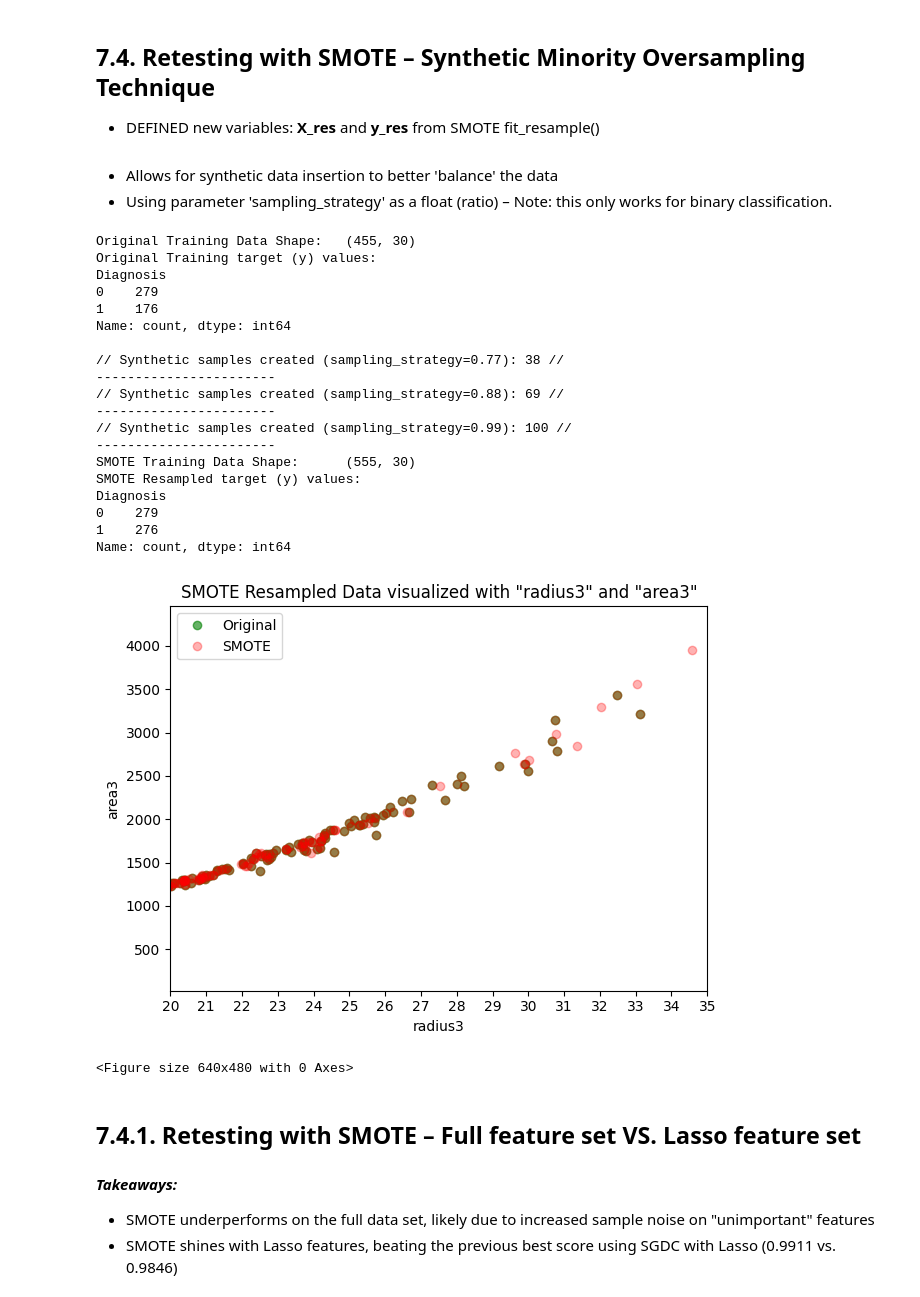
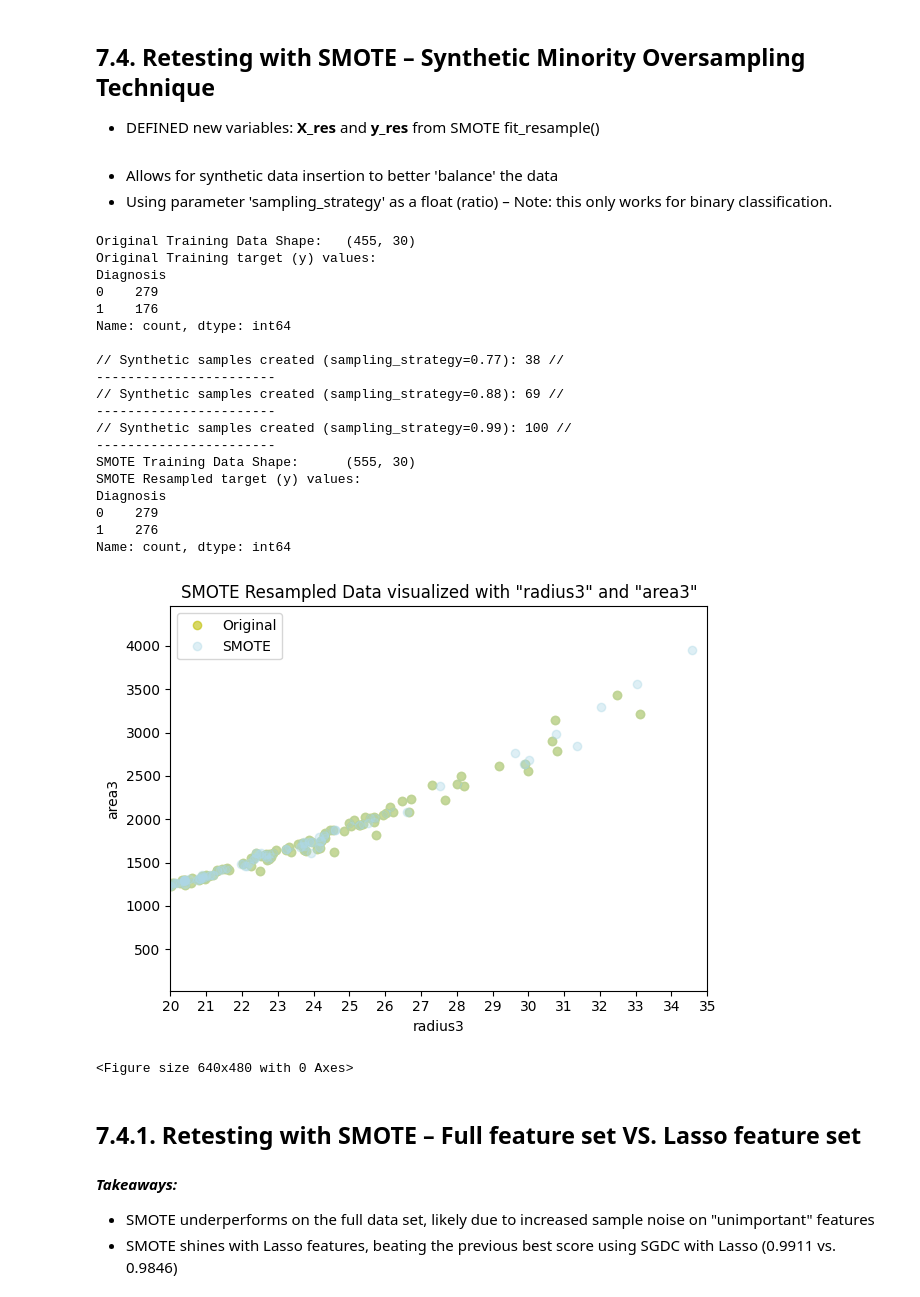
Before and after one commit to nhansen24/UCI_BreastCancer, a Jupyter notebook: notebook.ipynb, the cells around one changed output. Drawn from its saved outputs; the diff is of its cells as text; code cells hidden in the pictures.

```diff
--- a/notebook.ipynb
+++ b/notebook.ipynb
@@ -231,7 +232,7 @@ for i in show_list:
     reg.fit(X_train_scale,y_train)
     coefs = pd.Series(reg.coef_,X.columns)
     print(f'Lasso(alpha={i}) score:\t',f'{reg.score(X_test_scale, y_test):.3f}',
-          '\tNumber of features with a non-zero coef: ', coefs[reg.coef_ != 0].shape[0])
+          '\t\t# of features w/ coef!=0 : ', coefs[reg.coef_ != 0].shape[0])
 
 # Loop to analyze for any meaningful impact of alpha on the score:
 score_list = list()
@@ -858,7 +865,9 @@ from sklearn.model_selection import RandomizedSearchCV
 ## No need to initialize scaler here, the pipeline handles a preprocessor scaler.
 
 print('\n')
-rs = RandomizedSearchCV(estimator=pipeline, param_distributions=search_space, cv=5, n_iter=10, error_score='raise')
+rs = RandomizedSearchCV(estimator=pipeline,
+                        param_distributions=search_space,
+                        cv=5, n_iter=10, error_score='raise')
 rs.fit(X_train, y_train)
 
 # Load the best estimator:
@@ -883,6 +892,7 @@ RandomizedSearchCV Best training score: 0.9714
 # %%
 from imblearn.over_sampling import SMOTE
 
+print('\n')
 print(f'Original Training Data Shape: \t{X_train.shape}')
 print(f'Original Training target (y) values: \n{y_train.value_counts()}\n')
 
@@ -891,7 +901,8 @@ for i in [0.77,0.88,0.99]:
     X_res, y_res = smote.fit_resample(X_train,y_train)
     # print(f'SMOTE Resampled Data Shape:\t{X_res.shape}')
     # print(f'SMOTE target values: \n{y_res.value_counts()}')
-    print(f'// Synthetic samples created (sampling_strategy={i}): {X_res.shape[0] - X_train.shape[0]} //')
+    print(f'// Synthetic samples created (sampling_strategy={i}): '
+          f'{X_res.shape[0] - X_train.shape[0]} //')
     print('-----------------------')
 
 print(f'SMOTE Training Data Shape:\t{X_res.shape}')
@@ -899,40 +910,40 @@ print(f'SMOTE Resampled target (y) values:\n{y_res.value_counts()}\n')
 
 ## Visualizing the new synthetic data points on a plot
 # ORIGINAL TRAINING SET PLOT RADIUS3 AND AREA3 // GREEN
-plt.plot(X_train.radius3, X_train.area3, 'o', alpha=0.6,color='green')
+plt.plot(X_train.radius3, X_train.area3, 'o', alpha=0.6,color='y')
 
 # SMOTE TRAINING SET PLOT RADIUS3 AND AREA3 // RED
-plt.plot(X_res.radius3, X_res.area3, 'o', alpha=0.3,color='red')
+plt.plot(X_res.radius3, X_res.area3, 'o', alpha=0.4,color='lightblue')
 plt.xlabel('radius3')
 plt.ylabel('area3')
 plt.title('SMOTE Resampled Data visualized with "radius3" and "area3"')
 plt.xlim(20,35)
 plt.xticks(np.arange(20,36,1))
 plt.tight_layout()
 plt.legend(['Original','SMOTE'])
 plt.show()
 plt.clf()
 # %% [output]
 Original Training Data Shape:   (455, 30)
 Original Training target (y) values:
 Diagnosis
 0    279
 1    176
 Name: count, dtype: int64
 
 // Synthetic samples created (sampling_strategy=0.77): 38 //
 -----------------------
 // Synthetic samples created (sampling_strategy=0.88): 69 //
 -----------------------
 // Synthetic samples created (sampling_strategy=0.99): 100 //
 -----------------------
 SMOTE Training Data Shape:      (555, 30)
 SMOTE Resampled target (y) values:
 Diagnosis
 0    279
 1    276
 Name: count, dtype: int64
-[figure, old version]
+[figure, new version]
 <Figure size 640x480 with 0 Axes>
 # %% [markdown]
 ## 7.4.1. Retesting with SMOTE – Full feature set VS. Lasso feature set
```
Also changed, not shown: parts of 11 cells of this notebook, 1 other file.
